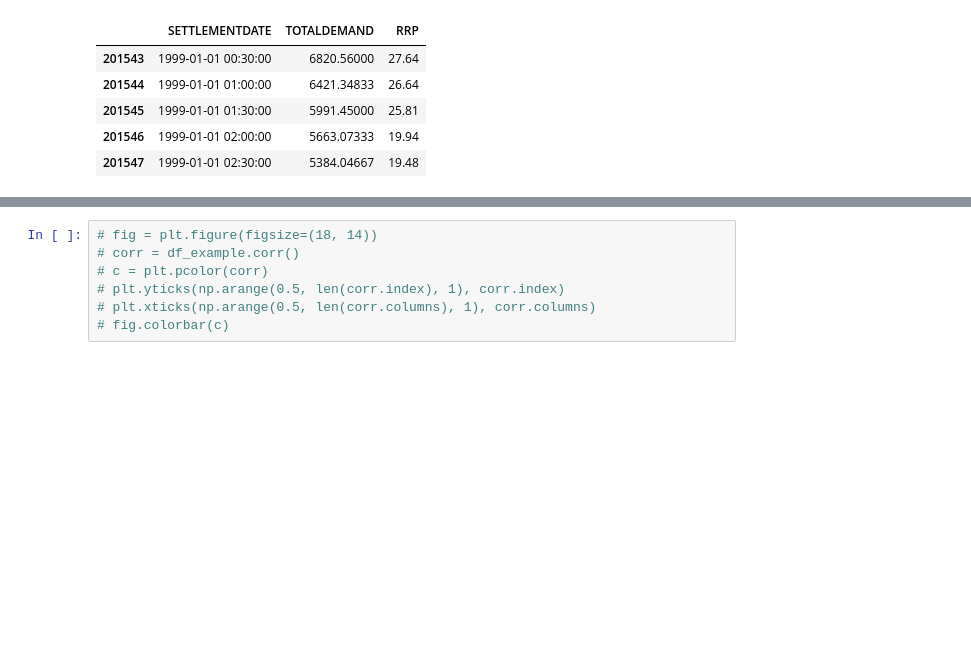
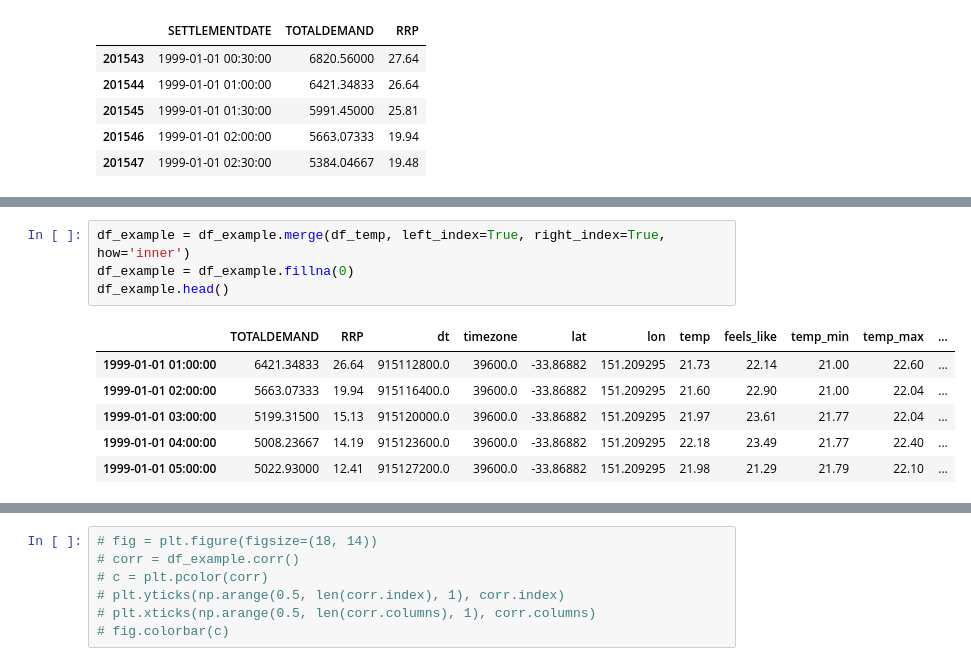
Before and after one commit to milindparvatia/Datathon, a Jupyter notebook: mainFile.ipynb, the cells around one changed output, grey strips where cells are left out. Drawn from its saved outputs; the diff is of its cells as text; blank space fills up the shorter version.

```diff
--- a/mainFile.ipynb
+++ b/mainFile.ipynb
@@ -87 +104,12 @@ df_example
+# %%
+df_example = df_example.merge(df_temp, left_index=True, right_index=True, how='inner')
+df_example = df_example.fillna(0)
+df_example.head()
+# %% [output]
+|  | TOTALDEMAND | RRP | dt | timezone | lat | lon | temp | feels_like | temp_min | temp_max | ... |
+| 1999-01-01 01:00:00 | 6421.34833 | 26.64 | 915112800.0 | 39600.0 | -33.86882 | 151.209295 | 21.73 | 22.14 | 21.00 | 22.60 | ... |
+| 1999-01-01 02:00:00 | 5663.07333 | 19.94 | 915116400.0 | 39600.0 | -33.86882 | 151.209295 | 21.60 | 22.90 | 21.00 | 22.04 | ... |
+| 1999-01-01 03:00:00 | 5199.31500 | 15.13 | 915120000.0 | 39600.0 | -33.86882 | 151.209295 | 21.97 | 23.61 | 21.77 | 22.04 | ... |
+| 1999-01-01 04:00:00 | 5008.23667 | 14.19 | 915123600.0 | 39600.0 | -33.86882 | 151.209295 | 22.18 | 23.49 | 21.77 | 22.40 | ... |
+| 1999-01-01 05:00:00 | 5022.93000 | 12.41 | 915127200.0 | 39600.0 | -33.86882 | 151.209295 | 21.98 | 21.29 | 21.79 | 22.10 | ... |
 # %%
```
Also changed, not shown: parts of 17 cells of this notebook.
